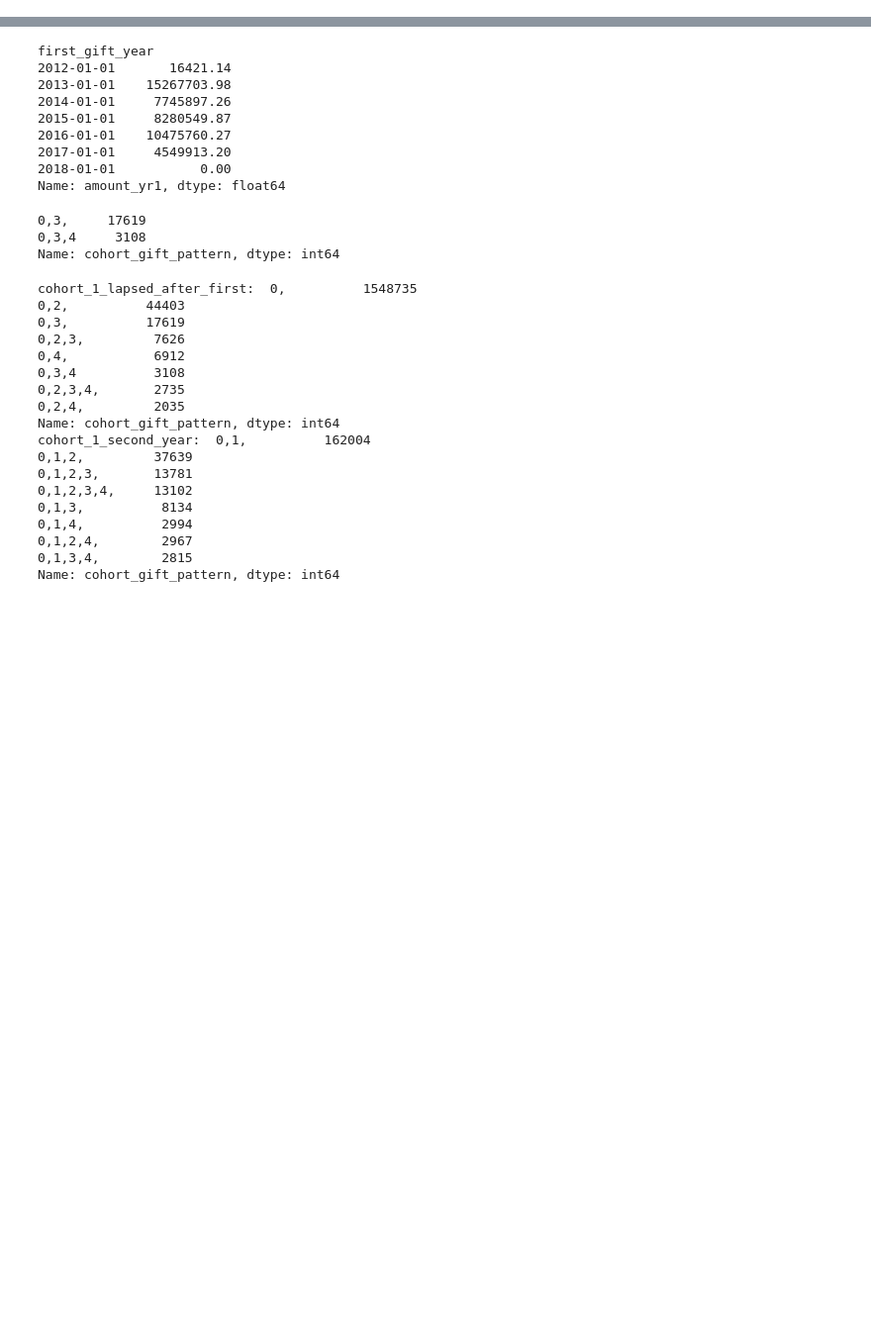
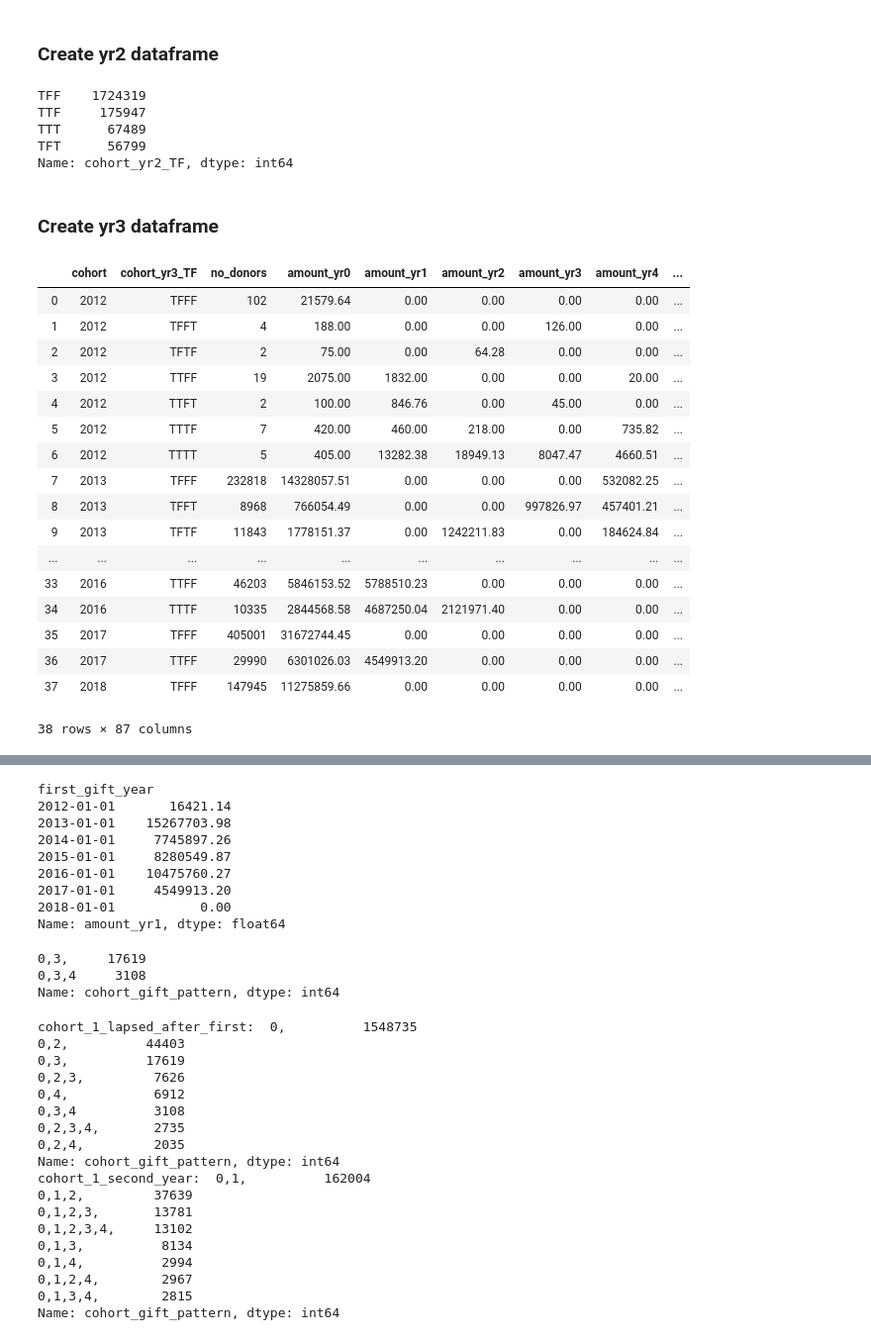
Before and after one commit to erinmarieanderson/donations, a Jupyter notebook: notebooks/11_-Copy1.ipynb, the cells around one changed output, grey strips where cells are left out. Shown at 99% size. Drawn from its saved outputs; the diff is of its cells as text; code cells hidden in the pictures; blank space fills up the shorter version.

Commit message:
further analysis of cohort behavior, including retention

```diff
--- a/notebooks/11_-Copy1.ipynb
+++ b/notebooks/11_-Copy1.ipynb
@@ -60,0 +293,10 @@ cohort_gift_pattern
+# %% [markdown]
+### Create yr2 dataframe
+# %%
+df.cohort_yr2_TF.value_counts()
+# %% [output]
+TFF    1724319
+TTF     175947
+TTT      67489
+TFT      56799
+Name: cohort_yr2_TF, dtype: int64
@@ -60,0 +393,2 @@ cohort_gift_pattern
+# %% [markdown]
+### Create yr3 dataframe
@@ -60,0 +482,21 @@ cohort_gift_pattern
+# %%
+df3_y3
+# %% [output]
+|  | cohort | cohort_yr3_TF | no_donors | amount_yr0 | amount_yr1 | amount_yr2 | amount_yr3 | amount_yr4 | ... |
+| 0 | 2012 | TFFF | 102 | 21579.64 | 0.00 | 0.00 | 0.00 | 0.00 | ... |
+| 1 | 2012 | TFFT | 4 | 188.00 | 0.00 | 0.00 | 126.00 | 0.00 | ... |
+| 2 | 2012 | TFTF | 2 | 75.00 | 0.00 | 64.28 | 0.00 | 0.00 | ... |
+| 3 | 2012 | TTFF | 19 | 2075.00 | 1832.00 | 0.00 | 0.00 | 20.00 | ... |
+| 4 | 2012 | TTFT | 2 | 100.00 | 846.76 | 0.00 | 45.00 | 0.00 | ... |
+| 5 | 2012 | TTTF | 7 | 420.00 | 460.00 | 218.00 | 0.00 | 735.82 | ... |
+| 6 | 2012 | TTTT | 5 | 405.00 | 13282.38 | 18949.13 | 8047.47 | 4660.51 | ... |
+| 7 | 2013 | TFFF | 232818 | 14328057.51 | 0.00 | 0.00 | 0.00 | 532082.25 | ... |
+| 8 | 2013 | TFFT | 8968 | 766054.49 | 0.00 | 0.00 | 997826.97 | 457401.21 | ... |
+| 9 | 2013 | TFTF | 11843 | 1778151.37 | 0.00 | 1242211.83 | 0.00 | 184624.84 | ... |
+| ... | ... | ... | ... | ... | ... | ... | ... | ... | ... |
+| 33 | 2016 | TTFF | 46203 | 5846153.52 | 5788510.23 | 0.00 | 0.00 | 0.00 | ... |
+| 34 | 2016 | TTTF | 10335 | 2844568.58 | 4687250.04 | 2121971.40 | 0.00 | 0.00 | ... |
+| 35 | 2017 | TFFF | 405001 | 31672744.45 | 0.00 | 0.00 | 0.00 | 0.00 | ... |
+| 36 | 2017 | TTFF | 29990 | 6301026.03 | 4549913.20 | 0.00 | 0.00 | 0.00 | ... |
+| 37 | 2018 | TFFF | 147945 | 11275859.66 | 0.00 | 0.00 | 0.00 | 0.00 | ... |
+38 rows × 87 columns
```
Also changed, not shown: parts of 76 cells of this notebook, 15 other files.
